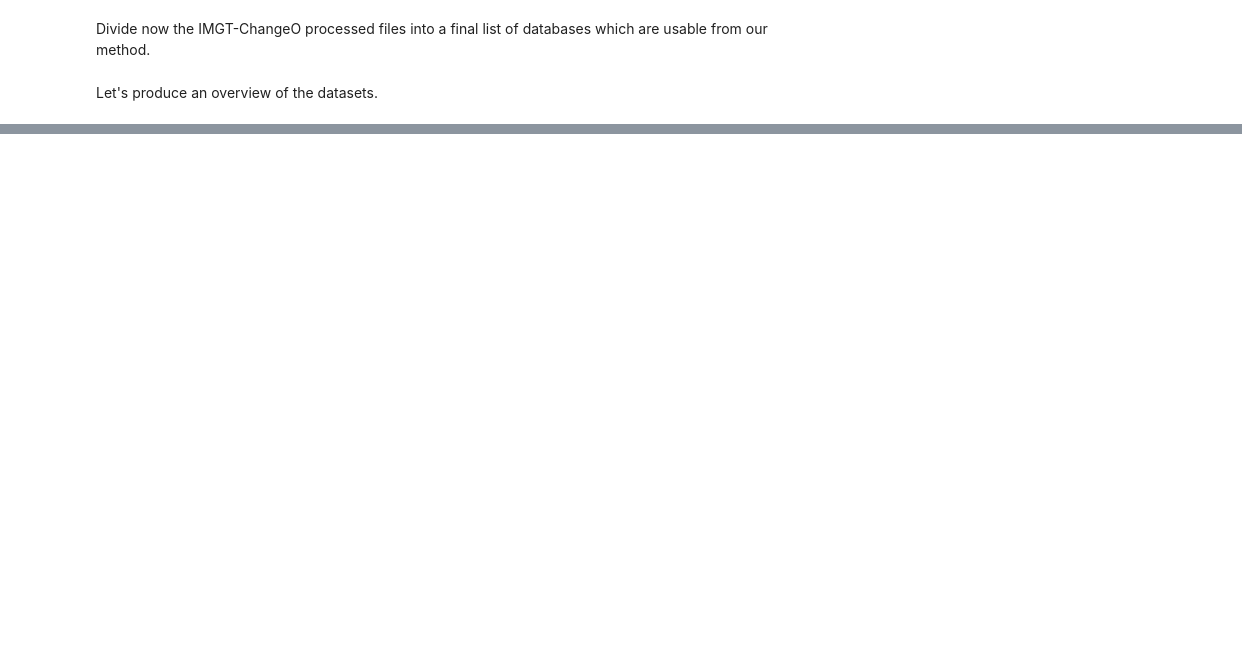
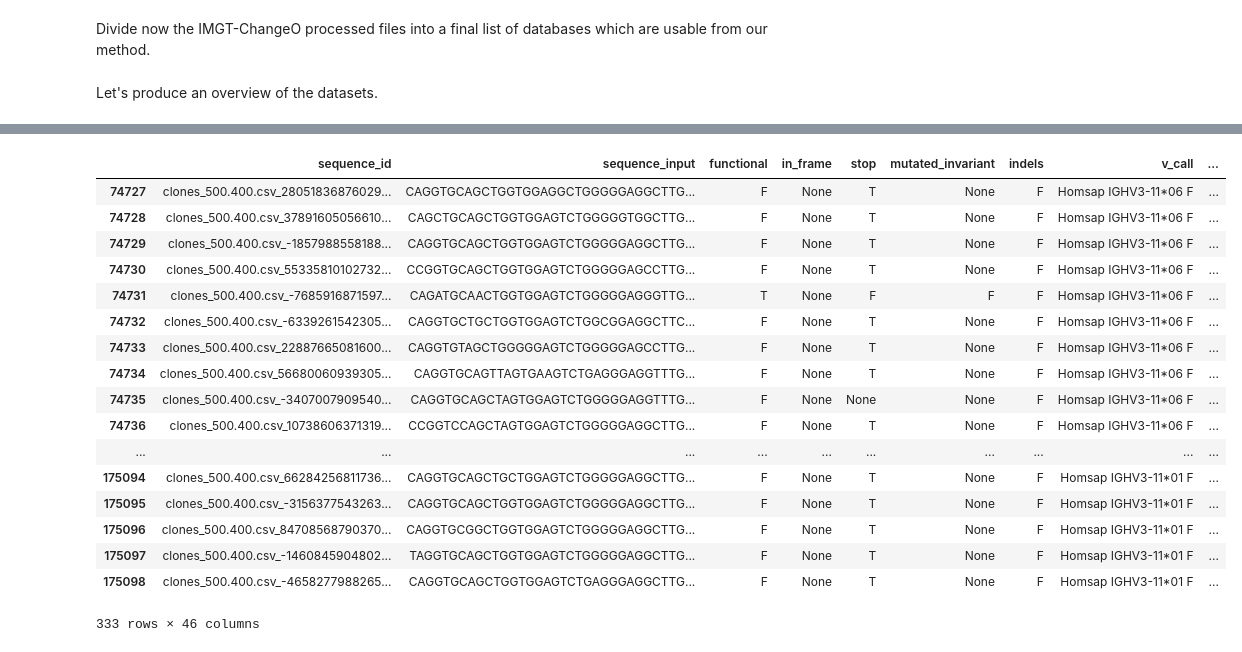
Before and after one commit to slipguru/icing, a Jupyter notebook: notebooks/artificial_data_generation.ipynb, the cells around one changed output, grey strips where cells are left out. Drawn from its saved outputs; the diff is of its cells as text; code cells hidden in the pictures; blank space fills up the shorter version.

```diff
--- a/notebooks/artificial_data_generation.ipynb
+++ b/notebooks/artificial_data_generation.ipynb
@@ -124,4 +104,0 @@ for f in [os.path.join(path, x) for x in os.listdir(path) if x.startswith('clone
-# %%
-from icing.utils import io
-df = io.load_dataframe('/home/fede/projects_local/davide/data/partis_RAW_v5/makedb-pass/clones_100.0.tab')
-df['true_clone'] = [x[3] for x in df.sequence_id.str.split('_')]
@@ -142,3 +105,38 @@ print df.true_j.unique()
+# %%
+from icing.utils import io
+path = '/home/fede/projects_local/davide/data/partis_RAW_v6/datasets/'
+from icing.externals.DbCore import parseAllele, gene_regex, junction_re
+
+df_all = pd.DataFrame()
+for f in sorted([os.path.join(path, x) for x in os.listdir(path) if x.startswith('clones_')]):
+    df = io.load_dataframe(f)
+    df['true_clone'] = [x[3] for x in df.sequence_id.str.split('_')]
+    row = {}
+
+    df['true_v'] = [parseAllele(x[4], gene_regex, 'first') for x in df.sequence_id.str.split('_')]
+    df = df.loc[['OR' not in x for x in df.true_v], :]
+
+    df['true_d'] = [parseAllele(x[5], gene_regex, 'first') for x in df.sequence_id.str.split('_')]
+    df = df.loc[['OR' not in x for x in df.true_d], :]
+
+    df['true_j'] = [parseAllele(x[6], gene_regex, 'first') for x in df.sequence_id.str.split('_')]
+#     df = df.iloc[:1053694]
+
+    row['unique V genes'] = int(df.true_v.unique().size)
+    row['unique D genes'] = int(df.true_d.unique().size)
+    row['unique J genes'] = int(df.true_j.unique().size)
+
+    row['unique functional V genes'] = len([x for x in set(df.true_v) if 'OR' not in x])
+    row['unique functional D genes'] = len([x for x in set(df.true_d) if 'OR' not in x])
+    row['unique functional J genes'] = len([x for x in set(df.true_j) if 'OR' not in x])
+
+    row['database'] = f.split('/')[-1]
+    row['n_seqs'] = int(df.shape[0])
+    row['clonotypes'] = int(df.true_clone.unique().size)
+    row['avg seqs/clone'] = np.mean([len(x) for x in df.groupby('true_clone').groups.values()])
+
+    row['mean (std) of V gene mutation'] = "%.2f (%.2f)" % (df.mut.mean(), df.mut.std())
+    df_all = df_all.append(row, ignore_index=True)
 # %%
 df_all['indexNumber'] = [int(i.split('_')[-1].split('.')[0]) + int(
     i.split('_')[-1].split('.')[1]) for i in df_all.database]
@@ -157,2 +174,4 @@ sorted_df = df_all.loc[:, ['database', 'n_seqs', 'clonotypes', 'avg seqs/clone',
 # %%
 sorted_df.to_latex("/home/fede/Dropbox/projects/icing/cibb17/dataset_table.tex", index=False)
+# %%
+df = io.load_dataframe(sorted([os.path.join(path, x) for x in os.listdir(path) if x.startswith('clones_')])[-1])
@@ -158,0 +236,22 @@ sorted_df.to_latex("/home/fede/Dropbox/projects/icing/cibb17/dataset_table.tex",
+# %%
+df[['true_v', 'v_call']].iloc[0:72]
+df[df['true_v'] == 'IGHV3-11', ['']]
+# %% [output]
+|  | sequence_id | sequence_input | functional | in_frame | stop | mutated_invariant | indels | v_call | ... |
+| 74727 | clones_500.400.csv_28051836876029... | CAGGTGCAGCTGGTGGAGGCTGGGGGAGGCTTG... | F | None | T | None | F | Homsap IGHV3-11*06 F | ... |
+| 74728 | clones_500.400.csv_37891605056610... | CAGCTGCAGCTGGTGGAGTCTGGGGGTGGCTTG... | F | None | T | None | F | Homsap IGHV3-11*06 F | ... |
+| 74729 | clones_500.400.csv_-1857988558188... | CAGGTGCAGCTGGTGGAGTCTGGGGGAGGCTTG... | F | None | T | None | F | Homsap IGHV3-11*06 F | ... |
+| 74730 | clones_500.400.csv_55335810102732... | CCGGTGCAGCTGGTGGAGTCTGGGGGAGCCTTG... | F | None | T | None | F | Homsap IGHV3-11*06 F | ... |
+| 74731 | clones_500.400.csv_-7685916871597... | CAGATGCAACTGGTGGAGTCTGGGGGAGGGTTG... | T | None | F | F | F | Homsap IGHV3-11*06 F | ... |
+| 74732 | clones_500.400.csv_-6339261542305... | CAGGTGCTGCTGGTGGAGTCTGGCGGAGGCTTC... | F | None | T | None | F | Homsap IGHV3-11*06 F | ... |
+| 74733 | clones_500.400.csv_22887665081600... | CAGGTGTAGCTGGGGGAGTCTGGGGGAGCCTTG... | F | None | T | None | F | Homsap IGHV3-11*06 F | ... |
+| 74734 | clones_500.400.csv_56680060939305... | CAGGTGCAGTTAGTGAAGTCTGAGGGAGGTTTG... | F | None | T | None | F | Homsap IGHV3-11*06 F | ... |
+| 74735 | clones_500.400.csv_-3407007909540... | CAGGTGCAGCTAGTGGAGTCTGGGGGAGGTTTG... | F | None | None | None | F | Homsap IGHV3-11*06 F | ... |
+| 74736 | clones_500.400.csv_10738606371319... | CCGGTCCAGCTAGTGGAGTCTGGGGGAGGCTTG... | F | None | T | None | F | Homsap IGHV3-11*06 F | ... |
+| ... | ... | ... | ... | ... | ... | ... | ... | ... | ... |
+| 175094 | clones_500.400.csv_66284256811736... | CAGGTGCAGCTGCTGGAGTCTGGGGGAGGCTTG... | F | None | T | None | F | Homsap IGHV3-11*01 F | ... |
+| 175095 | clones_500.400.csv_-3156377543263... | CAGGTGCAGCTGGTGGAGTCTGGGGGAGGCTTG... | F | None | T | None | F | Homsap IGHV3-11*01 F | ... |
+| 175096 | clones_500.400.csv_84708568790370... | CAGGTGCGGCTGGTGGAGTCTGGGGGAGGCTTG... | F | None | T | None | F | Homsap IGHV3-11*01 F | ... |
+| 175097 | clones_500.400.csv_-1460845904802... | TAGGTGCAGCTGGTGGAGTCTGGGGGAGGCTTG... | F | None | T | None | F | Homsap IGHV3-11*01 F | ... |
+| 175098 | clones_500.400.csv_-4658277988265... | CAGGTGCAGCTGGTGGAGTCTGAGGGAGGCTTG... | F | None | T | None | F | Homsap IGHV3-11*01 F | ... |
+333 rows × 46 columns
```
Also changed, not shown: parts of 15 cells of this notebook, 3 other files.
